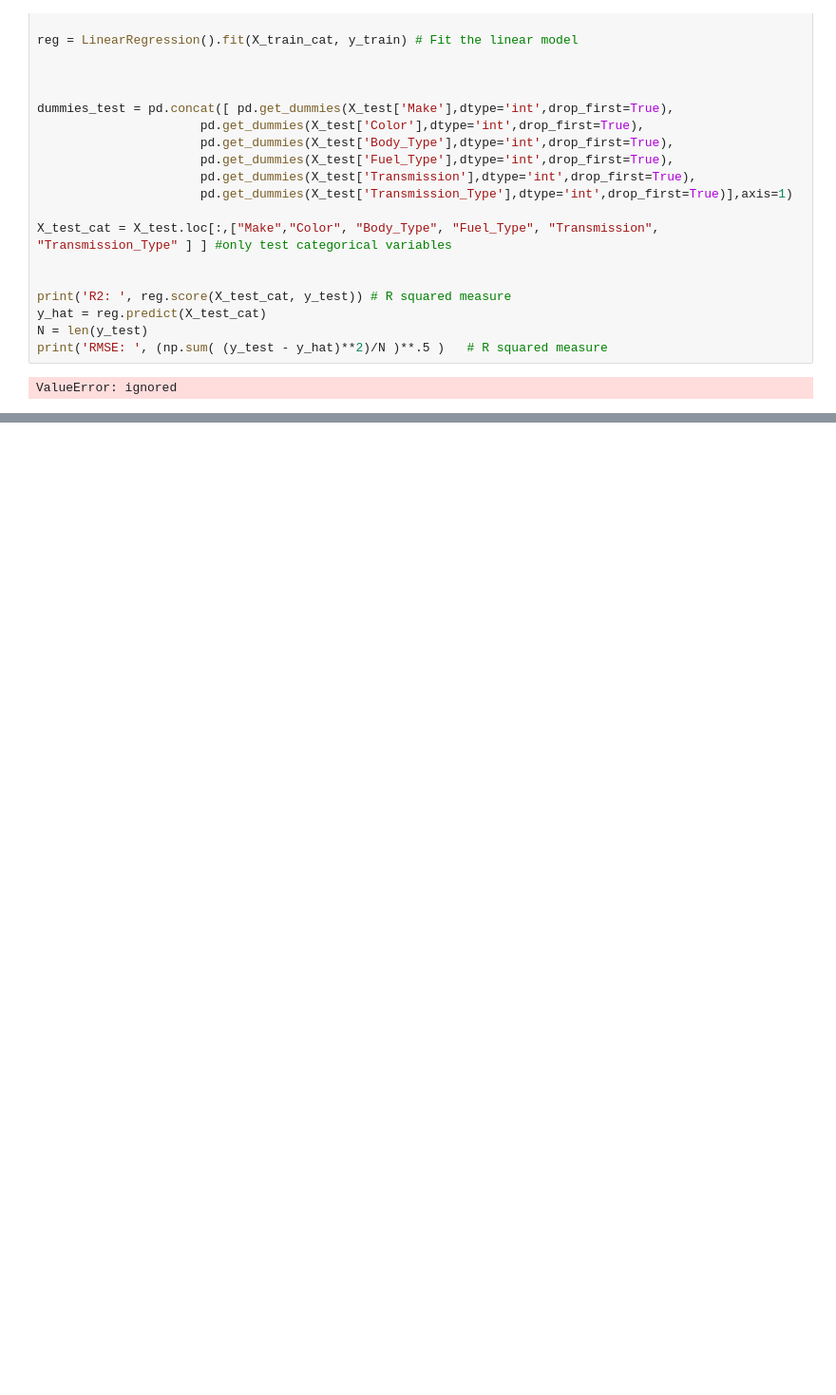
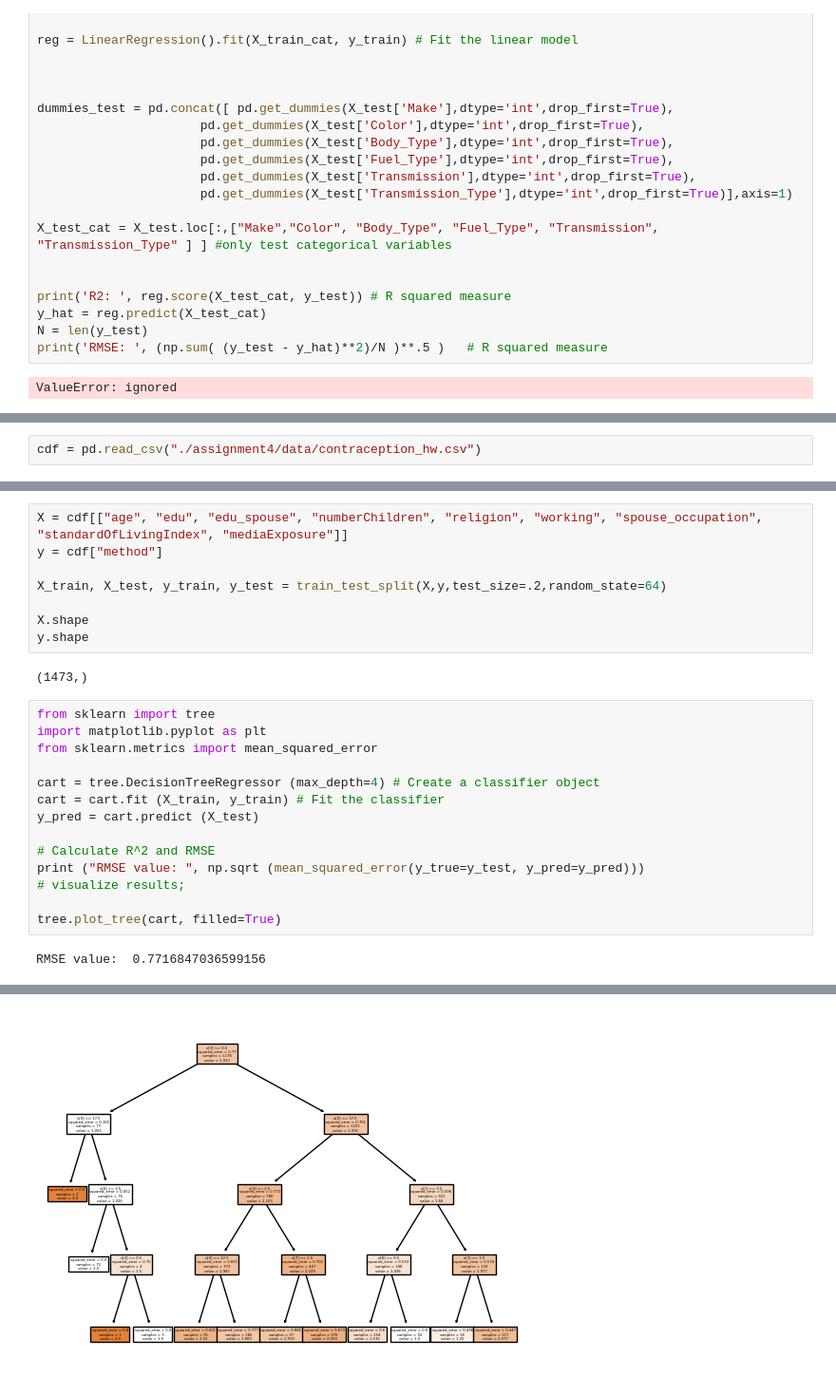
Before and after one commit to Ipshi02/assignment4, a Jupyter notebook: assignment4.ipynb, the cells around one changed output, grey strips where cells are left out. Shown at 95% size. Cells and saved outputs as stored; diff of their text form; blank space fills up the shorter version.

```diff
--- a/assignment4.ipynb
+++ b/assignment4.ipynb
@@ -336,0 +336,2 @@ Why can't you use a linear probability model to do this exercise? Explain clearl
+# %%
+cdf = pd.read_csv("./assignment4/data/contraception_hw.csv")
@@ -336,0 +371,26 @@ Why can't you use a linear probability model to do this exercise? Explain clearl
+# %%
+X = cdf[["age", "edu", "edu_spouse", "numberChildren", "religion", "working", "spouse_occupation", "standardOfLivingIndex", "mediaExposure"]]
+y = cdf["method"]
+
+X_train, X_test, y_train, y_test = train_test_split(X,y,test_size=.2,random_state=64)
+
+X.shape
+y.shape
+# %% [output]
+(1473,)
+# %%
+from sklearn import tree
+import matplotlib.pyplot as plt
+from sklearn.metrics import mean_squared_error
+
+cart = tree.DecisionTreeRegressor (max_depth=4) # Create a classifier object
+cart = cart.fit (X_train, y_train) # Fit the classifier
+y_pred = cart.predict (X_test)
+
+# Calculate R^2 and RMSE
+print ("RMSE value: ", np.sqrt (mean_squared_error(y_true=y_test, y_pred=y_pred)))
+# visualize results;
+
+tree.plot_tree(cart, filled=True)
+# %% [output]
+RMSE value:  0.7716847036599156
@@ -336,0 +414 @@ Why can't you use a linear probability model to do this exercise? Explain clearl
+[figure, added]
```
Also changed, not shown: parts of 8 cells of this notebook.
